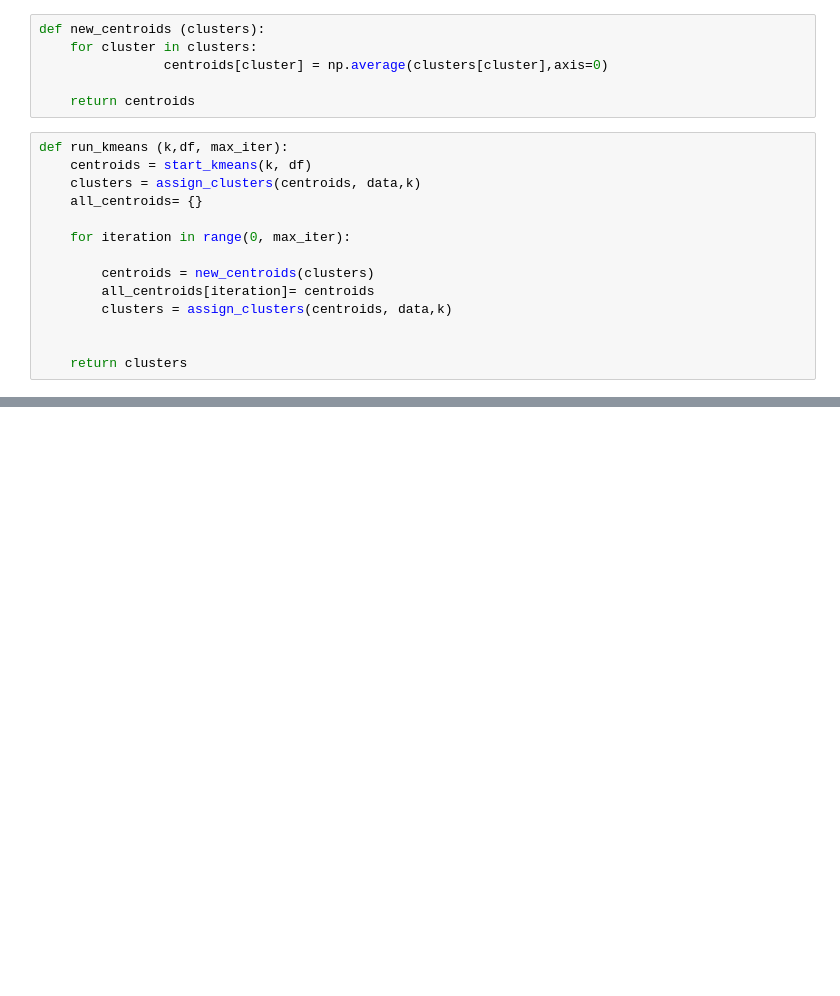
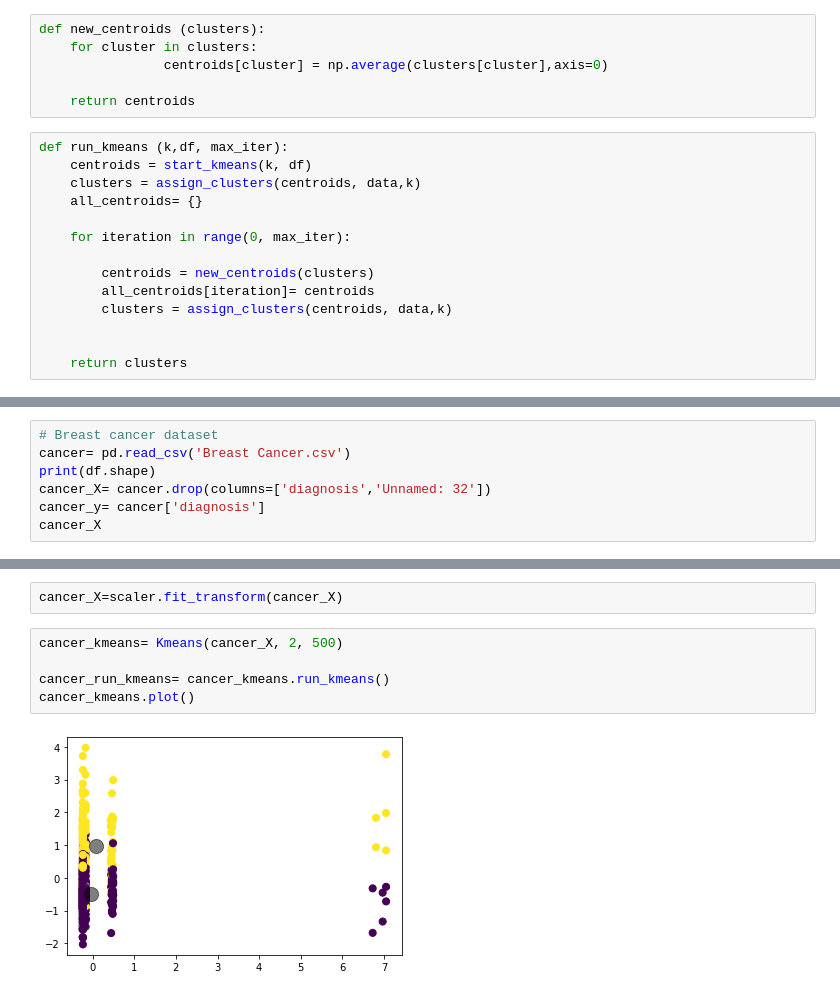
Before and after one commit to hirsiAbdollahi/Kmeans-from-scratch, a Jupyter notebook: Kmeans_fromScratch.ipynb, the cells around one changed output, grey strips where cells are left out. Saved outputs shown, nothing was run; the diff lists cells and outputs as text; blank space fills up the shorter version.

```diff
--- a/Kmeans_fromScratch.ipynb
+++ b/Kmeans_fromScratch.ipynb
@@ -149,0 +156,7 @@ kmeans.plot()
+# %%
+# Breast cancer dataset
+cancer= pd.read_csv('Breast Cancer.csv')
+print(df.shape)
+cancer_X= cancer.drop(columns=['diagnosis','Unnamed: 32'])
+cancer_y= cancer['diagnosis']
+cancer_X
@@ -149,0 +178,9 @@ kmeans.plot()
+# %%
+cancer_X=scaler.fit_transform(cancer_X)
+# %%
+cancer_kmeans= Kmeans(cancer_X, 2, 500)
+
+cancer_run_kmeans= cancer_kmeans.run_kmeans()
+cancer_kmeans.plot()
+# %% [output]
+[figure, added]
```
Also changed, not shown: parts of 6 cells of this notebook.
